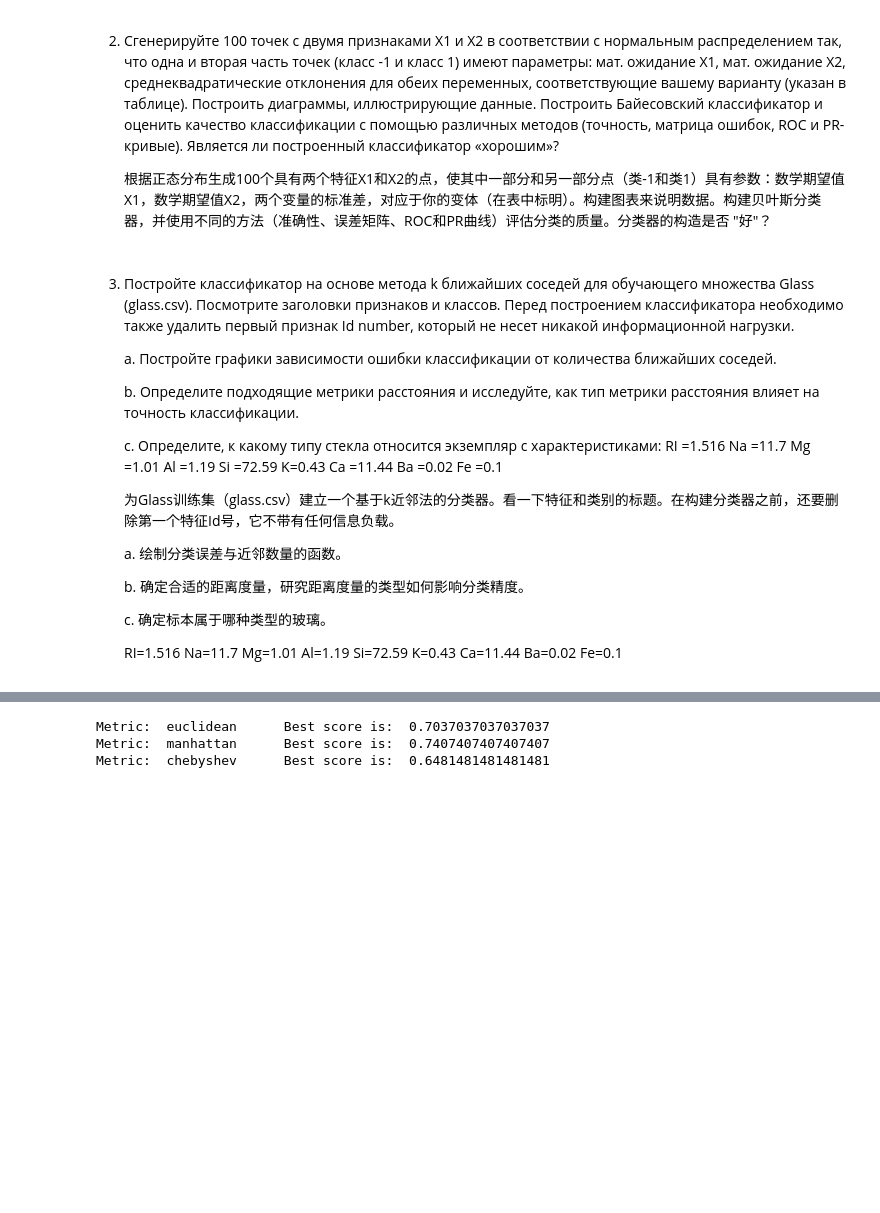
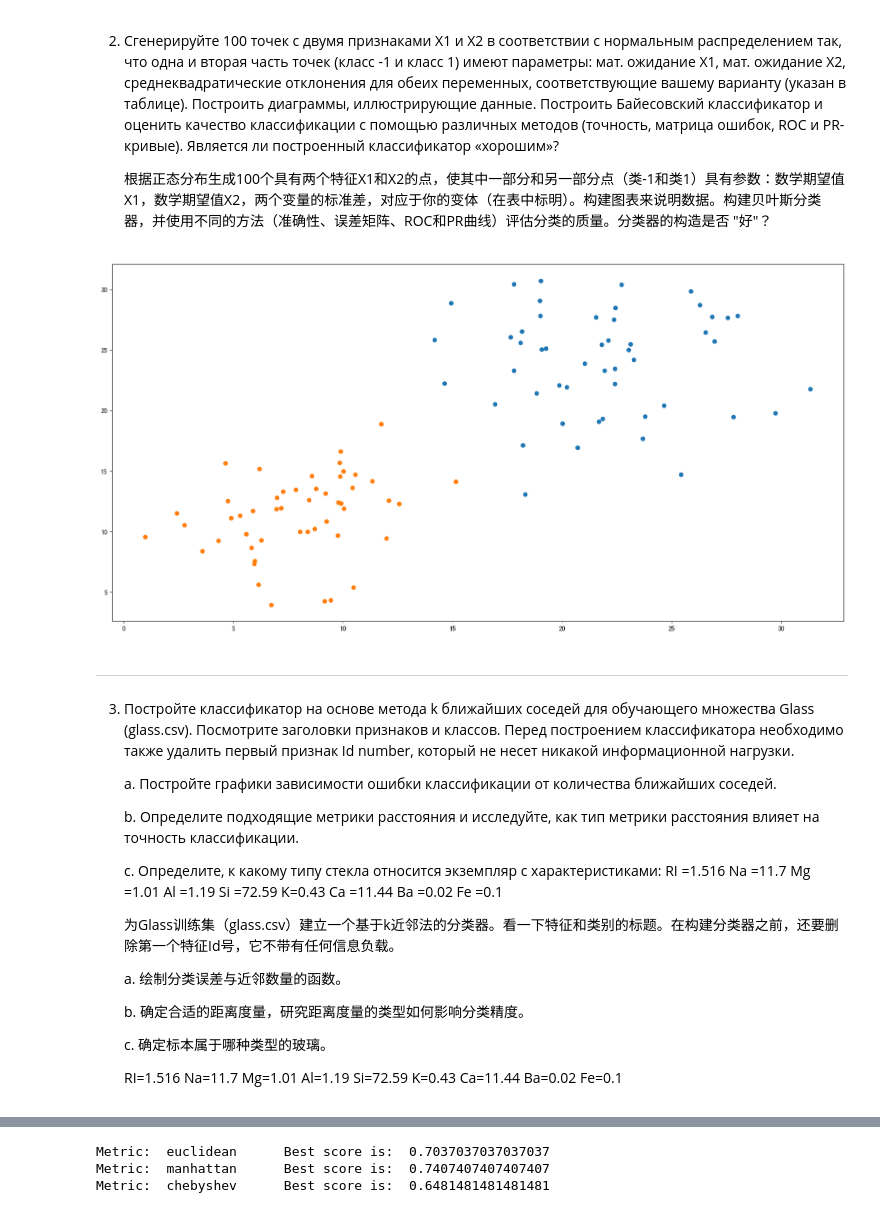
Before and after one commit to NekoSilverFox/Machine-learning, a Jupyter notebook: 100 - SPbSTU - lab1/100 - SPbSTU - lab1.ipynb, the cells around one changed output, grey strips where cells are left out. Saved outputs shown, nothing was run; the diff lists cells and outputs as text; code cells hidden in the pictures; blank space fills up the shorter version.

```diff
--- a/100 - SPbSTU - lab1/100 - SPbSTU - lab1.ipynb
+++ b/100 - SPbSTU - lab1/100 - SPbSTU - lab1.ipynb
@@ -120,7 +120,23 @@ plt.show()
 2.	Сгенерируйте 100 точек с двумя признаками X1 и X2 в соответствии с нормальным распределением так, что одна и вторая часть точек (класс -1 и класс 1) имеют параметры: мат. ожидание X1, мат. ожидание X2, среднеквадратические отклонения для обеих переменных, соответствующие вашему варианту (указан в таблице). Построить диаграммы, иллюстрирующие данные. Построить Байесовский классификатор и оценить качество классификации с помощью различных методов (точность, матрица ошибок, ROС и PR-кривые). Является ли построенный классификатор «хорошим»?
 
     根据正态分布生成100个具有两个特征X1和X2的点，使其中一部分和另一部分点（类-1和类1）具有参数：数学期望值X1，数学期望值X2，两个变量的标准差，对应于你的变体（在表中标明）。构建图表来说明数据。构建贝叶斯分类器，并使用不同的方法（准确性、误差矩阵、ROC和PR曲线）评估分类的质量。分类器的构造是否 "好"？
+# %%
+import numpy as np
+
+x_1_1 = np.random.normal(loc=22, scale=4, size=50)
+x_1_2 = np.random.normal(loc=24, scale=4, size=50)
+x_2_1 = np.random.normal(loc=8, scale=3, size=50)
+x_2_2 = np.random.normal(loc=12, scale=3, size=50)
+
+plt.figure(figsize=(20, 10), dpi=100)
+plt.scatter(x_1_1, x_1_2)
+plt.scatter(x_2_1, x_2_2)
+plt.show()
+# %% [output]
+[figure, added]
 # %% [markdown]
+---
+
 3.	Постройте классификатор на основе метода k ближайших соседей для обучающего множества Glass (glass.csv). Посмотрите заголовки признаков и классов. Перед построением классификатора необходимо также удалить первый признак Id number, который не несет никакой информационной нагрузки.
 
     a.	Постройте графики зависимости ошибки классификации от количества ближайших соседей.
```
Also changed, not shown: parts of 1 cell of this notebook, 1 other file.
